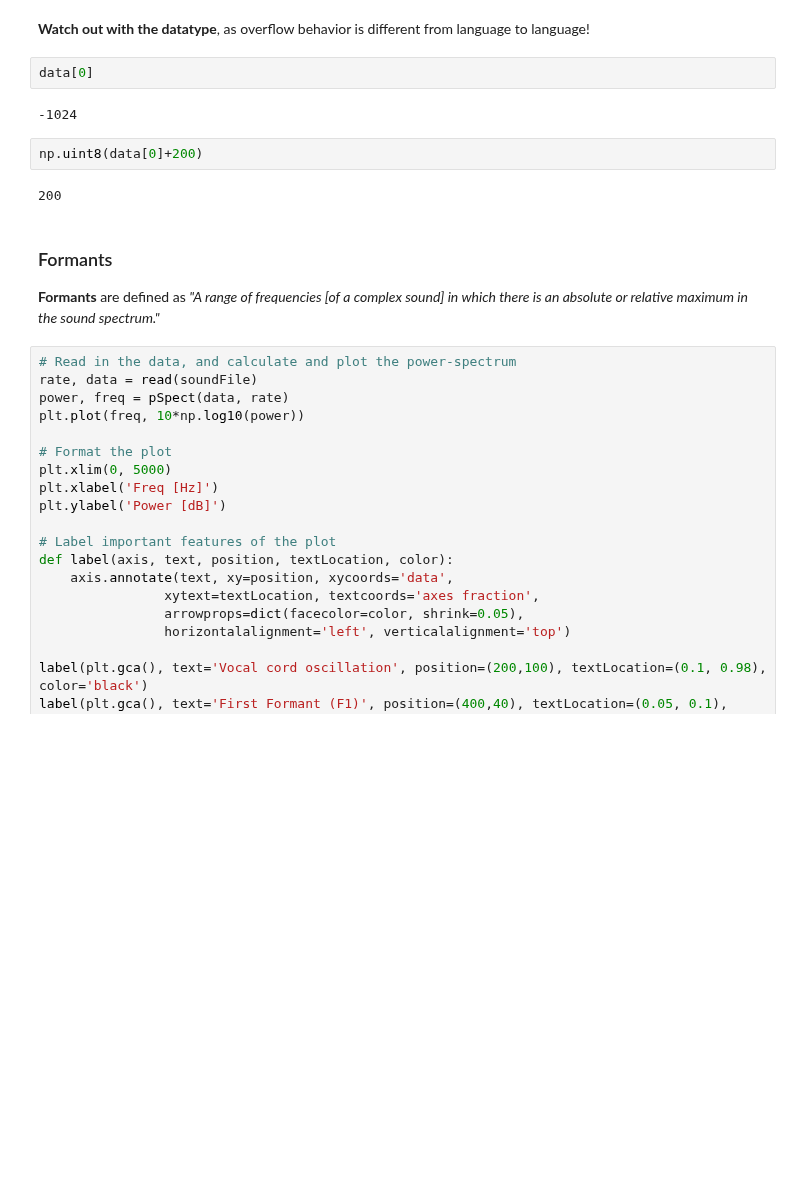
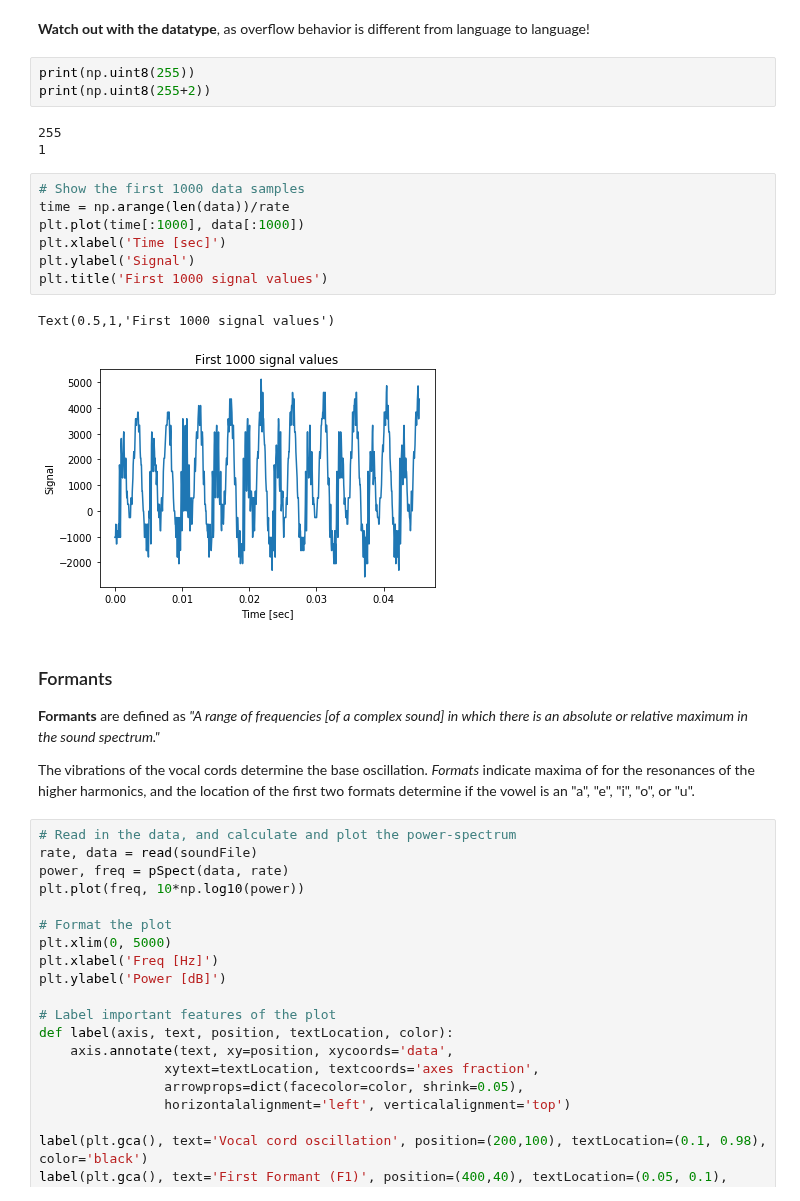
Before and after one commit to thomas-haslwanter/CSS_ipynb, a Jupyter notebook: Soundproc_2_TimeDependence.ipynb, the cells around one changed output. Drawn from its saved outputs; the diff is of its cells as text; blank space fills up the shorter version.

```diff
--- a/Soundproc_2_TimeDependence.ipynb
+++ b/Soundproc_2_TimeDependence.ipynb
@@ -41,17 +41,27 @@ data.dtype
 dtype('int16')
 # %% [markdown]
 **Watch out with the datatype**, as overflow behavior is different from language to language!
-# %%
-data[0]
-# %% [output]
--1024
-# %%
-np.uint8(data[0]+200)
-# %% [output]
-200
+# %%
+print(np.uint8(255))
+print(np.uint8(255+2))
+# %% [output]
+255
+1
+# %%
+# Show the first 1000 data samples
+time = np.arange(len(data))/rate
+plt.plot(time[:1000], data[:1000])
+plt.xlabel('Time [sec]')
+plt.ylabel('Signal')
+plt.title('First 1000 signal values')
+# %% [output]
+Text(0.5,1,'First 1000 signal values')
+[figure, added]
 # %% [markdown]
 ### Formants
 **Formants** are defined as *"A range of frequencies [of a complex sound] in which there is an absolute or relative maximum in the sound spectrum."*
+
+The vibrations of the vocal cords determine the base oscillation. *Formats* indicate maxima of for the resonances of the higher harmonics, and the location of the first two formats determine if the vowel is an "a", "e", "i", "o", or "u".
 # %%
 # Read in the data, and calculate and plot the power-spectrum
 rate, data = read(soundFile)
```
Also changed, not shown: parts of 5 cells of this notebook, 12 other files.
